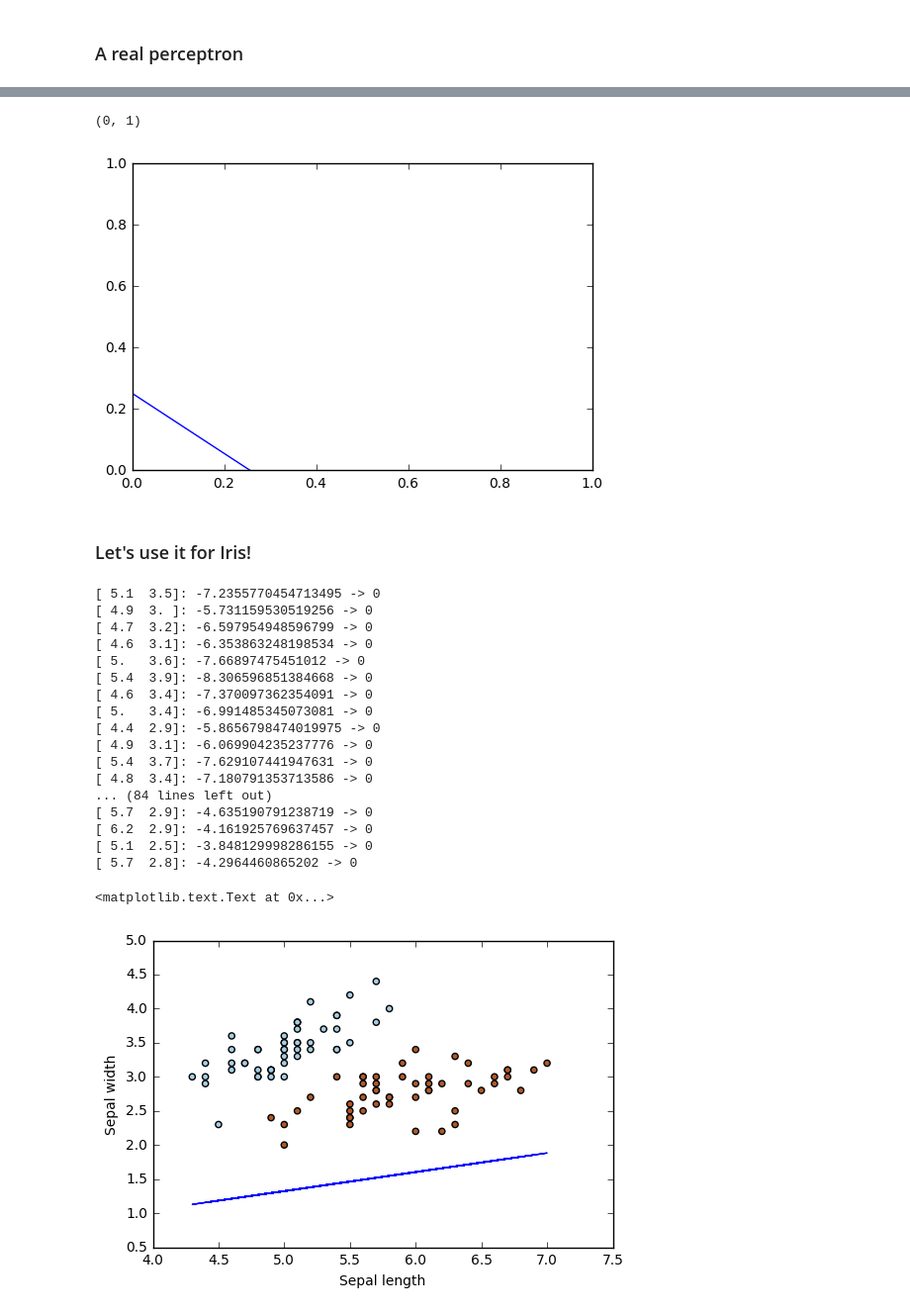
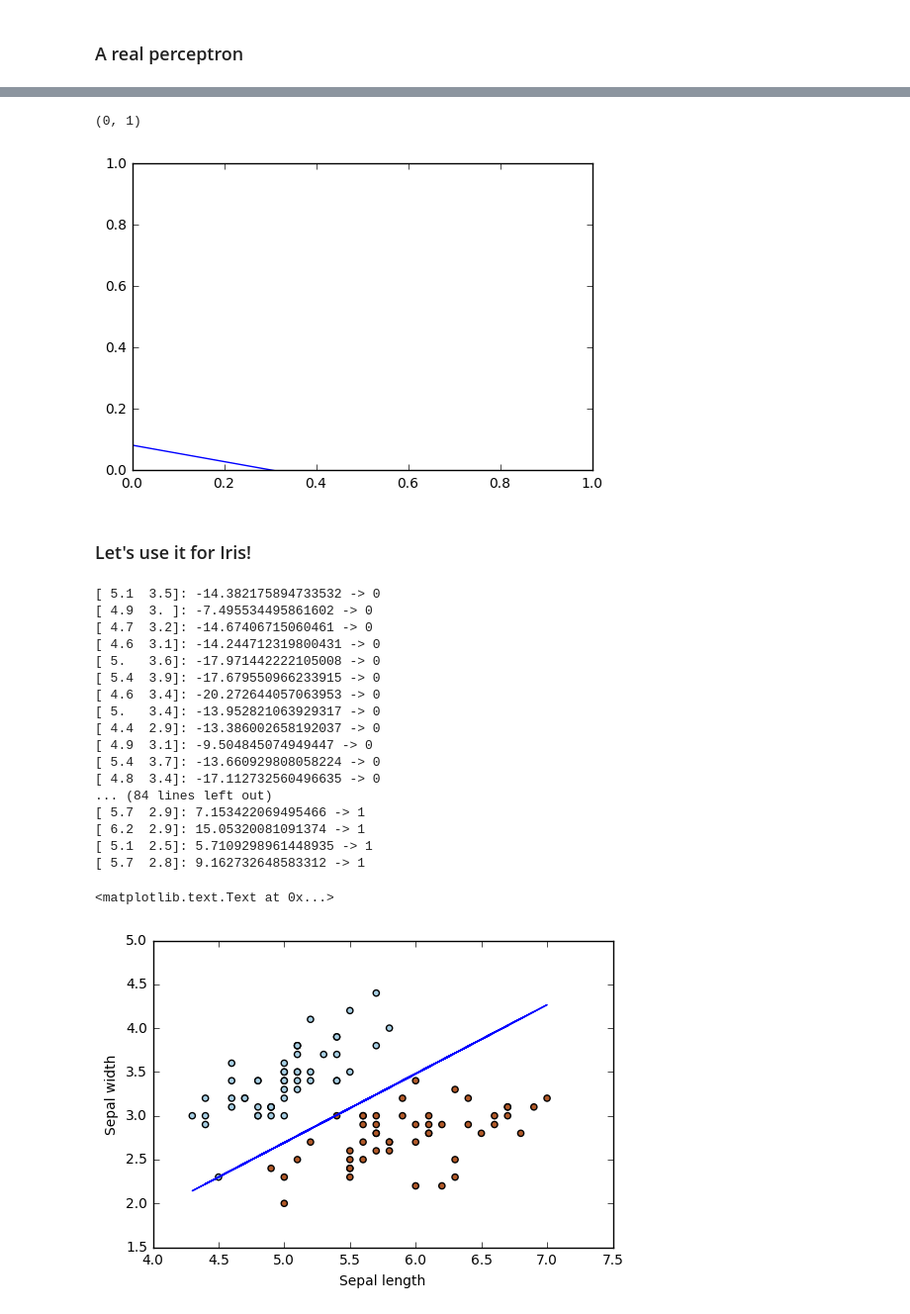
Before and after one commit to AbstractGeek/rusmalai-ncbs, a Jupyter notebook: perceptrons.ipynb, the cells around one changed output, grey strips where cells are left out. Shown at 99% size. Saved outputs shown, nothing was run; the diff lists cells and outputs as text; code cells hidden in the pictures.

```diff
--- a/perceptrons.ipynb
+++ b/perceptrons.ipynb
@@ -107,14 +107,15 @@ plot(errors)
 # %%
 k = np.linspace(0,1,100)
-plt.plot(k,-(w[0]/w[1])*k + theta/w[1])
+plt.plot(k,-(w[0]/w[1])*k + theta/w[1] - w[2]/w[1])
 plt.xlim((0,1))
 plt.ylim((0,1))
 # %% [output]
 (0, 1)
-[figure, old version]
+[figure, new version]
 # %% [markdown]
 ### Let's use it for Iris!
 # %%
+import itertools
 training_data = X
 
 training_data = [np.append(x,[1]) for x in training_data]
@@ -122,11 +123,13 @@ target = Y
 w = random.rand(3) # Initializing weights randomly.
 errors = []
 eta = 0.2 # Learning rate
-n = 100 # Number of iterations
+n = 100000 # Number of iterations
 theta = 0.25 # Threshold
 
+data = itertools.cycle(zip(training_data,target))
+
 for i in range(n):
-    x, expected = choice(list(zip(training_data,target)))
+    x, expected = next(data)
     result = dot(w, x)
     error = expected - unit_step(result,theta)
     errors.append(error)
@@ -136,28 +139,28 @@ for x, _ in zip(training_data,target):
     result = dot(x, w)
     print("{}: {} -> {}".format(x[:2], result, unit_step(result,theta)))
 # %% [output]
-[ 5.1  3.5]: -7.2355770454713495 -> 0
-[ 4.9  3. ]: -5.731159530519256 -> 0
-[ 4.7  3.2]: -6.597954948596799 -> 0
-[ 4.6  3.1]: -6.353863248198534 -> 0
-[ 5.   3.6]: -7.66897475451012 -> 0
-[ 5.4  3.9]: -8.306596851384668 -> 0
-[ 4.6  3.4]: -7.370097362354091 -> 0
-[ 5.   3.4]: -6.991485345073081 -> 0
-[ 4.4  2.9]: -5.8656798474019975 -> 0
-[ 4.9  3.1]: -6.069904235237776 -> 0
-[ 5.4  3.7]: -7.629107441947631 -> 0
-[ 4.8  3.4]: -7.180791353713586 -> 0
+[ 5.1  3.5]: -14.382175894733532 -> 0
+[ 4.9  3. ]: -7.495534495861602 -> 0
+[ 4.7  3.2]: -14.67406715060461 -> 0
+[ 4.6  3.1]: -14.244712319800431 -> 0
+[ 5.   3.6]: -17.971442222105008 -> 0
+[ 5.4  3.9]: -17.679550966233915 -> 0
+[ 4.6  3.4]: -20.272644057063953 -> 0
+[ 5.   3.4]: -13.952821063929317 -> 0
+[ 4.4  2.9]: -13.386002658192037 -> 0
+[ 4.9  3.1]: -9.504845074949447 -> 0
+[ 5.4  3.7]: -13.660929808058224 -> 0
+[ 4.8  3.4]: -17.112732560496635 -> 0
 ... (84 lines left out)
-[ 5.7  2.9]: -4.635190791238719 -> 0
-[ 6.2  2.9]: -4.161925769637457 -> 0
-[ 5.1  2.5]: -3.848129998286155 -> 0
-[ 5.7  2.8]: -4.2964460865202 -> 0
+[ 5.7  2.9]: 7.153422069495466 -> 1
+[ 6.2  2.9]: 15.05320081091374 -> 1
+[ 5.1  2.5]: 5.7109298961448935 -> 1
+[ 5.7  2.8]: 9.162732648583312 -> 1
 # %%
 plt.scatter(X[:, 0], X[:, 1], c=Y, cmap=plt.cm.Paired)
-plt.plot(X[:,0],-(w[0]/w[1])*X[:,0] + theta/w[1])
+plt.plot(X[:,0],-(w[0]/w[1])*X[:,0] + theta/w[1] - w[2]/w[1])
 plt.xlabel('Sepal length')
 plt.ylabel('Sepal width')
 # %% [output]
 <matplotlib.text.Text at 0x...>
-[figure, old version]
+[figure, new version]
```
Also changed, not shown: parts of 7 cells of this notebook.
